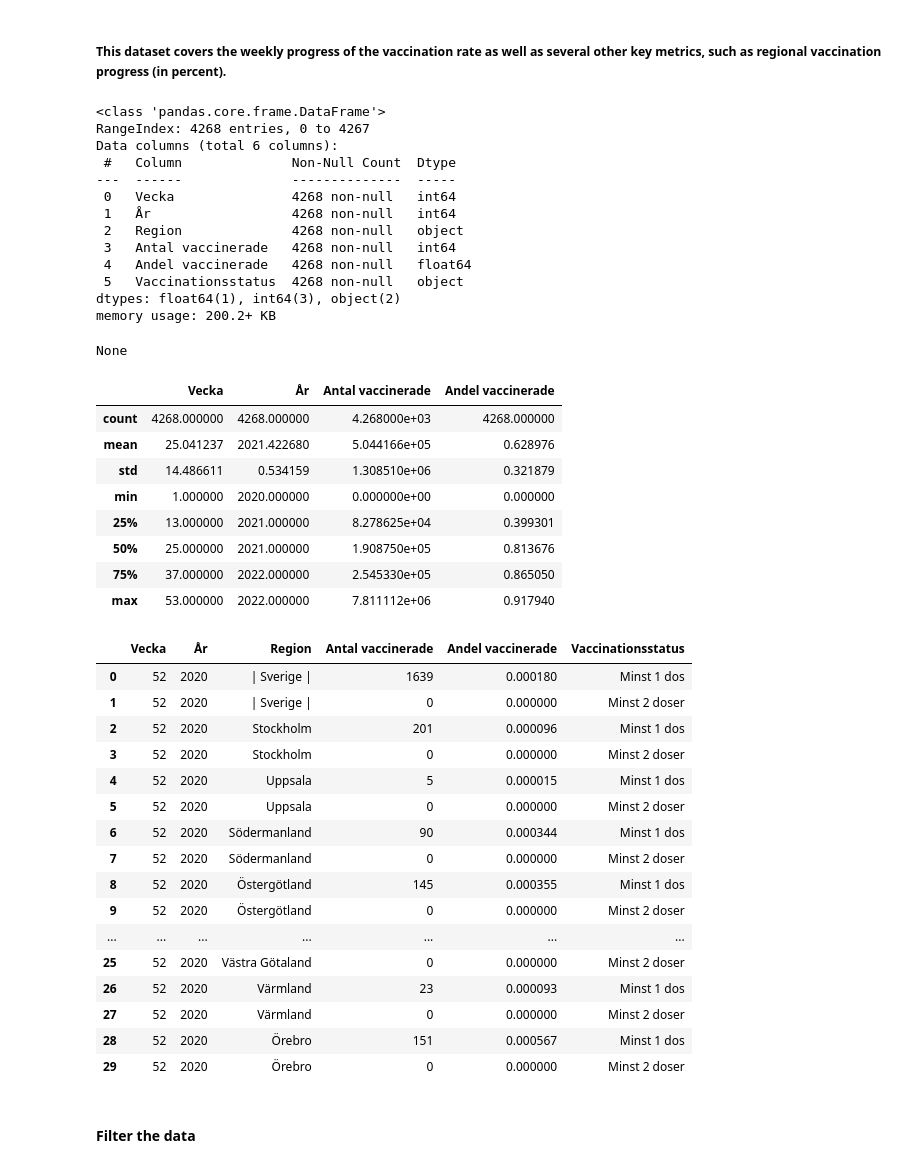
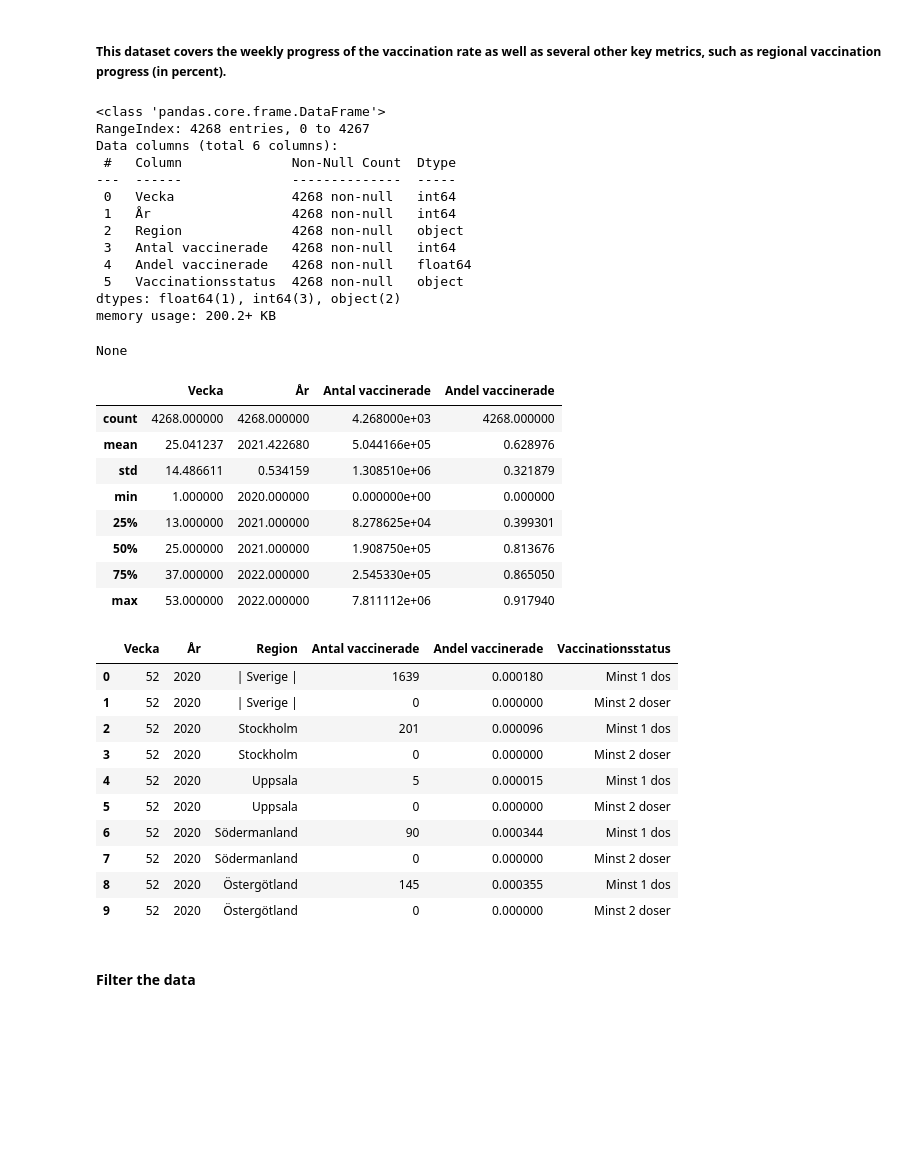
Before and after one commit to Kevy69/Databehandling-Kevin, a Jupyter notebook: Labs/Lab 1/Lab1.ipynb, the cells around one changed output. Cells and saved outputs as stored; diff of their text form; code cells hidden in the pictures; blank space fills up the shorter version.

```diff
--- a/Labs/Lab 1/Lab1.ipynb
+++ b/Labs/Lab 1/Lab1.ipynb
@@ -404,7 +396,7 @@ vaccin_tidsserie = pd.read_excel('vaccin.xlsx', sheet_name='Vaccinerade tidsseri
 # %%
 display(vaccin_tidsserie.info(),
         vaccin_tidsserie.describe(),
-        vaccin_tidsserie.head(30))
+        vaccin_tidsserie.head(10))
 # %% [output]
 <class 'pandas.core.frame.DataFrame'>
 RangeIndex: 4268 entries, 0 to 4267
@@ -413,39 +405,33 @@ Data columns (total 6 columns):
 ---  ------              --------------  -----
  0   Vecka               4268 non-null   int64
  1   År                  4268 non-null   int64
  2   Region              4268 non-null   object
  3   Antal vaccinerade   4268 non-null   int64
  4   Andel vaccinerade   4268 non-null   float64
  5   Vaccinationsstatus  4268 non-null   object
 dtypes: float64(1), int64(3), object(2)
 memory usage: 200.2+ KB
 None
 |  | Vecka | År | Antal vaccinerade | Andel vaccinerade |
 | count | 4268.000000 | 4268.000000 | 4.268000e+03 | 4268.000000 |
 | mean | 25.041237 | 2021.422680 | 5.044166e+05 | 0.628976 |
 | std | 14.486611 | 0.534159 | 1.308510e+06 | 0.321879 |
 | min | 1.000000 | 2020.000000 | 0.000000e+00 | 0.000000 |
 | 25% | 13.000000 | 2021.000000 | 8.278625e+04 | 0.399301 |
 | 50% | 25.000000 | 2021.000000 | 1.908750e+05 | 0.813676 |
 | 75% | 37.000000 | 2022.000000 | 2.545330e+05 | 0.865050 |
 | max | 53.000000 | 2022.000000 | 7.811112e+06 | 0.917940 |
 |  | Vecka | År | Region | Antal vaccinerade | Andel vaccinerade | Vaccinationsstatus |
 | 0 | 52 | 2020 | | Sverige | | 1639 | 0.000180 | Minst 1 dos |
 | 1 | 52 | 2020 | | Sverige | | 0 | 0.000000 | Minst 2 doser |
 | 2 | 52 | 2020 | Stockholm | 201 | 0.000096 | Minst 1 dos |
 | 3 | 52 | 2020 | Stockholm | 0 | 0.000000 | Minst 2 doser |
 | 4 | 52 | 2020 | Uppsala | 5 | 0.000015 | Minst 1 dos |
 | 5 | 52 | 2020 | Uppsala | 0 | 0.000000 | Minst 2 doser |
 | 6 | 52 | 2020 | Södermanland | 90 | 0.000344 | Minst 1 dos |
 | 7 | 52 | 2020 | Södermanland | 0 | 0.000000 | Minst 2 doser |
 | 8 | 52 | 2020 | Östergötland | 145 | 0.000355 | Minst 1 dos |
 | 9 | 52 | 2020 | Östergötland | 0 | 0.000000 | Minst 2 doser |
-| ... | ... | ... | ... | ... | ... | ... |
-| 25 | 52 | 2020 | Västra Götaland | 0 | 0.000000 | Minst 2 doser |
-| 26 | 52 | 2020 | Värmland | 23 | 0.000093 | Minst 1 dos |
-| 27 | 52 | 2020 | Värmland | 0 | 0.000000 | Minst 2 doser |
-| 28 | 52 | 2020 | Örebro | 151 | 0.000567 | Minst 1 dos |
-| 29 | 52 | 2020 | Örebro | 0 | 0.000000 | Minst 2 doser |
 # %% [markdown]
 #### Filter the data
 # %%
```
Also changed, not shown: parts of 6 cells of this notebook, 8 other files.
